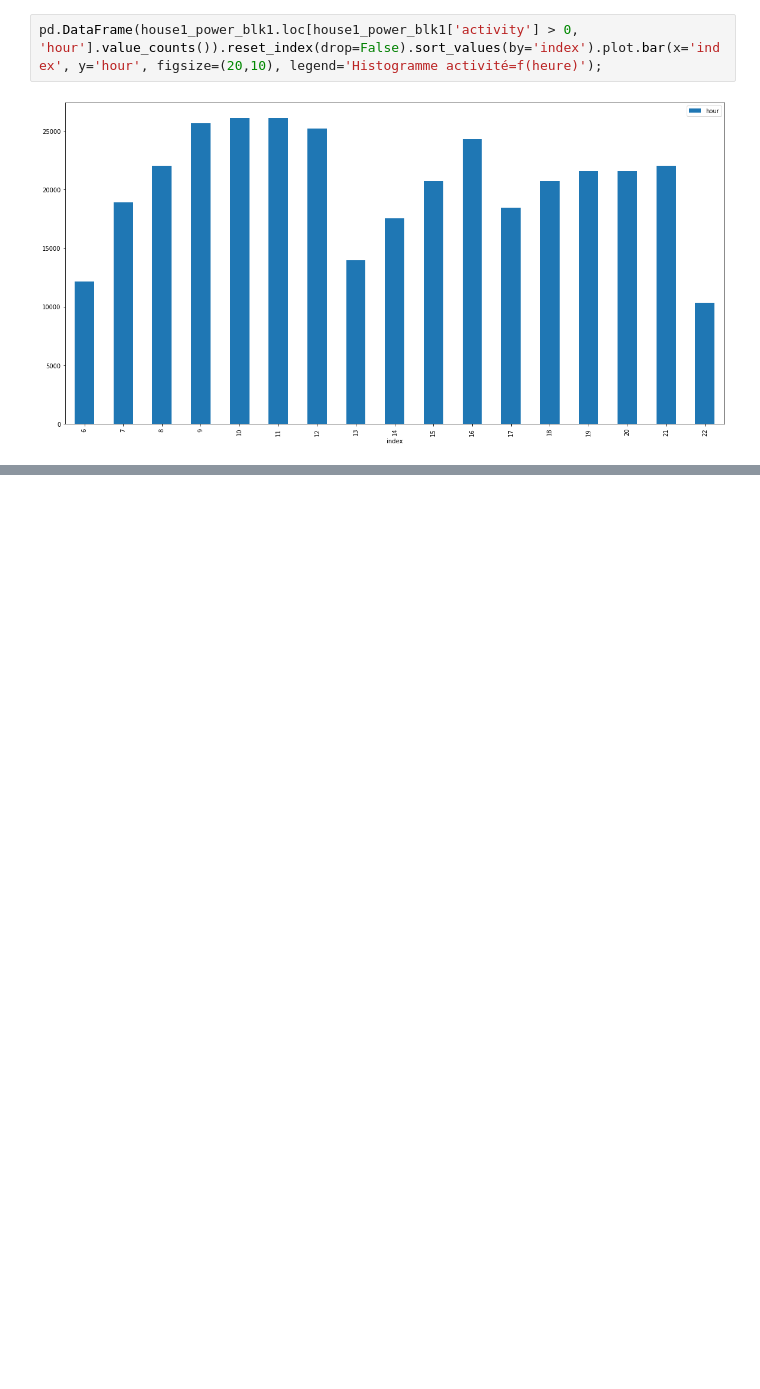
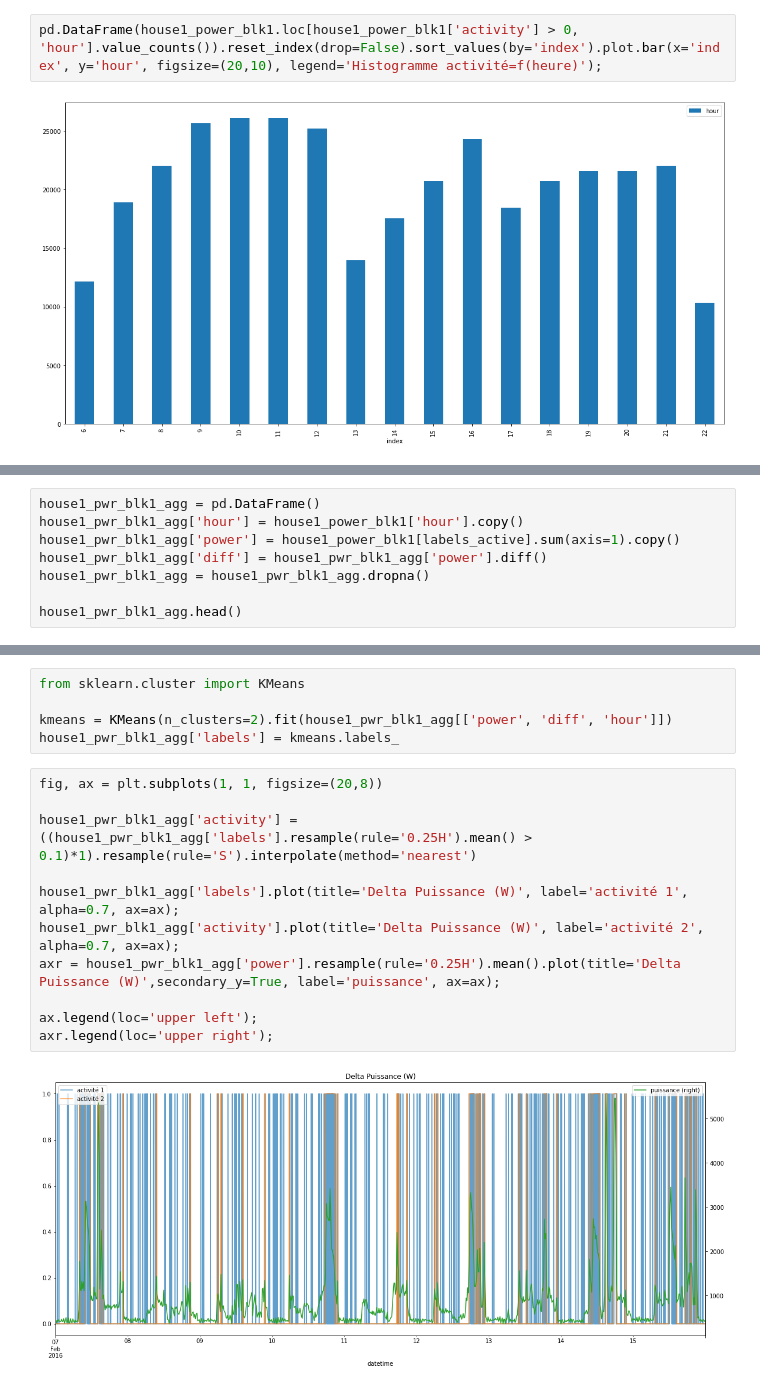
Before and after one commit to hugo-mi/Activity_Detection_From_Electrical_Consumption_Load_Curves, a Jupyter notebook: Exploratory Data Analysis/data_powers.ipynb, the cells around one changed output, grey strips where cells are left out. Saved outputs shown, nothing was run; the diff lists cells and outputs as text; blank space fills up the shorter version.

```diff
--- a/Exploratory Data Analysis/data_powers.ipynb
+++ b/Exploratory Data Analysis/data_powers.ipynb
@@ -210,0 +213,8 @@ pd.DataFrame(house1_power_blk1.loc[house1_power_blk1['activity'] > 0, 'hour'].va
+# %%
+house1_pwr_blk1_agg = pd.DataFrame()
+house1_pwr_blk1_agg['hour'] = house1_power_blk1['hour'].copy()
+house1_pwr_blk1_agg['power'] = house1_power_blk1[labels_active].sum(axis=1).copy()
+house1_pwr_blk1_agg['diff'] = house1_pwr_blk1_agg['power'].diff()
+house1_pwr_blk1_agg = house1_pwr_blk1_agg.dropna()
+
+house1_pwr_blk1_agg.head()
@@ -210,0 +229,18 @@ pd.DataFrame(house1_power_blk1.loc[house1_power_blk1['activity'] > 0, 'hour'].va
+# %%
+from sklearn.cluster import KMeans
+
+kmeans = KMeans(n_clusters=2).fit(house1_pwr_blk1_agg[['power', 'diff', 'hour']])
+house1_pwr_blk1_agg['labels'] = kmeans.labels_
+# %%
+fig, ax = plt.subplots(1, 1, figsize=(20,8))
+
+house1_pwr_blk1_agg['activity'] = ((house1_pwr_blk1_agg['labels'].resample(rule='0.25H').mean() > 0.1)*1).resample(rule='S').interpolate(method='nearest')
+
+house1_pwr_blk1_agg['labels'].plot(title='Delta Puissance (W)', label='activité 1', alpha=0.7, ax=ax);
+house1_pwr_blk1_agg['activity'].plot(title='Delta Puissance (W)', label='activité 2', alpha=0.7, ax=ax);
+axr = house1_pwr_blk1_agg['power'].resample(rule='0.25H').mean().plot(title='Delta Puissance (W)',secondary_y=True, label='puissance', ax=ax);
+
+ax.legend(loc='upper left');
+axr.legend(loc='upper right');
+# %% [output]
+[figure, added]
```
Also changed, not shown: parts of 4 cells of this notebook.
